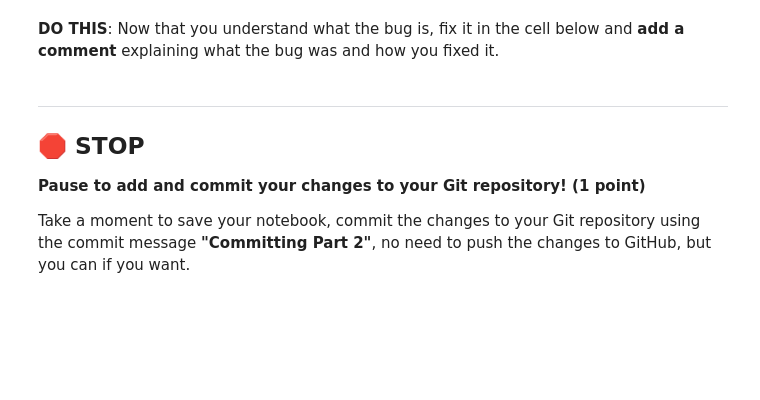
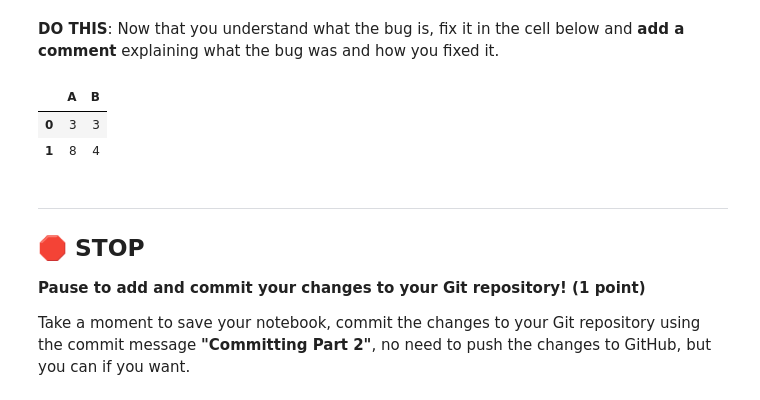
Before and after one commit to KlutzyFella/CMSE202-f25-turnin, a Jupyter notebook: hw-01/HW-01_GitPracticeDebuggingPythonPackagesAndClasses-SS25-STUDENT.ipynb, the cells around one changed output. Drawn from its saved outputs; the diff is of its cells as text; code cells hidden in the pictures; blank space fills up the shorter version.

```diff
--- a/hw-01/HW-01_GitPracticeDebuggingPythonPackagesAndClasses-SS25-STUDENT.ipynb
+++ b/hw-01/HW-01_GitPracticeDebuggingPythonPackagesAndClasses-SS25-STUDENT.ipynb
@@ -272,3 +323,19 @@ If you need to write any code to explore the nature of the bug, please do so in
+# %%
+# Put your non-buggy code here
+# Take a DataFrame with two columns of numbers
+# multiply the two columns by each other
+# Replace the old column 'A' with the new numbers
+# Display the DataFrame
+df = pd.DataFrame({'A': ['1', '2'], 'B': [3, 4]})
+df['A'] = df['A'].astype(int) * df['B']
+
+df
+
+# The bug was that column 'A' was of type object (string), so we needed to convert it to integers before performing the multiplication.
+# %% [output]
+|  | A | B |
+| 0 | 3 | 3 |
+| 1 | 8 | 4 |
 # %% [markdown]
 ---
 ## &#128721; STOP
```
Also changed, not shown: parts of 9 cells of this notebook.
